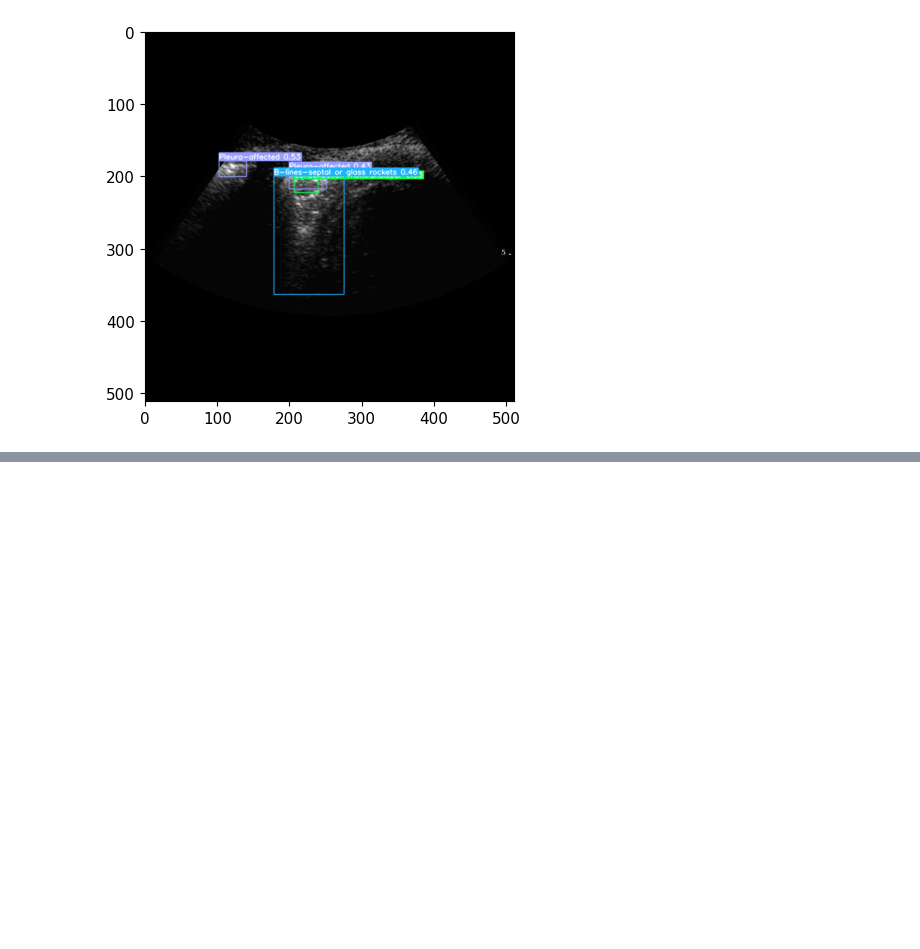
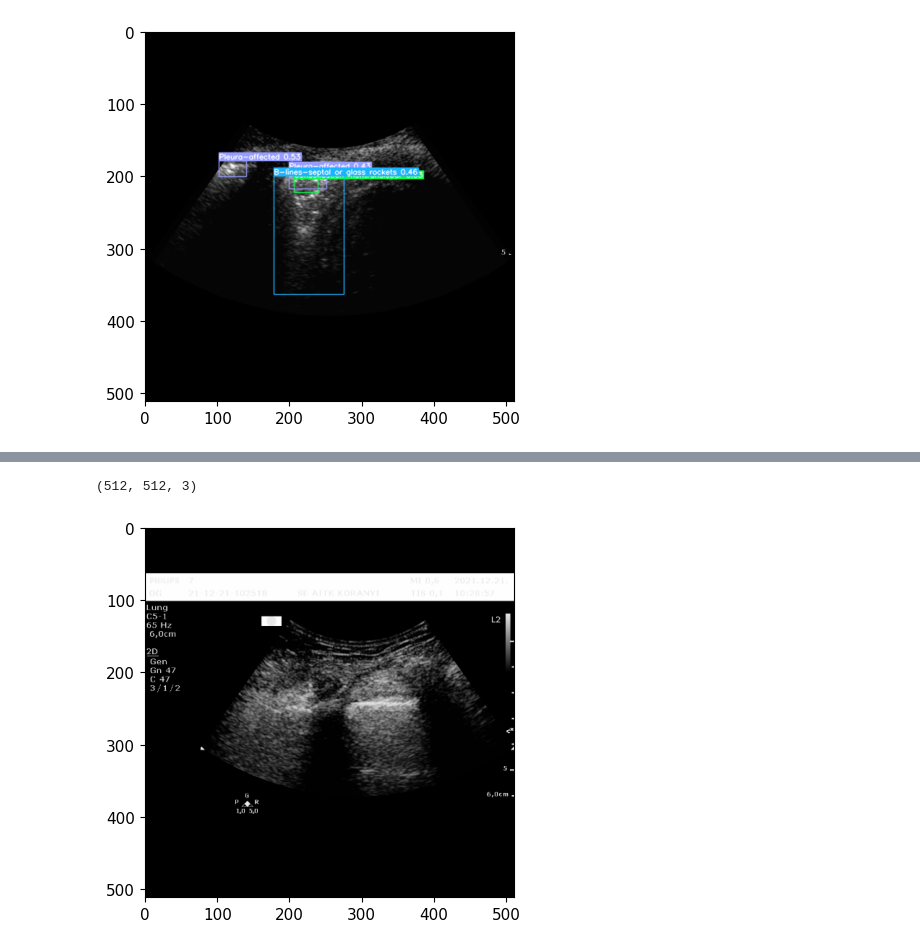
Before and after one commit to SlicerIGT/aigt, a Jupyter notebook: UltrasoundObjectDetection/YOLOv5/test_stripped_yolo.ipynb, the cells around one changed output, grey strips where cells are left out. Cells and saved outputs as stored; diff of their text form; code cells hidden in the pictures; blank space fills up the shorter version.

```diff
--- a/UltrasoundObjectDetection/YOLOv5/test_stripped_yolo.ipynb
+++ b/UltrasoundObjectDetection/YOLOv5/test_stripped_yolo.ipynb
@@ -127,0 +152,7 @@ plt.show()
+# %%
+transformed_test = format_image(test_image)
+plt.imshow(transformed_test)
+transformed_test.shape
+# %% [output]
+(512, 512, 3)
+[figure, added]
```
Also changed, not shown: parts of 7 cells of this notebook, 3 other files.
